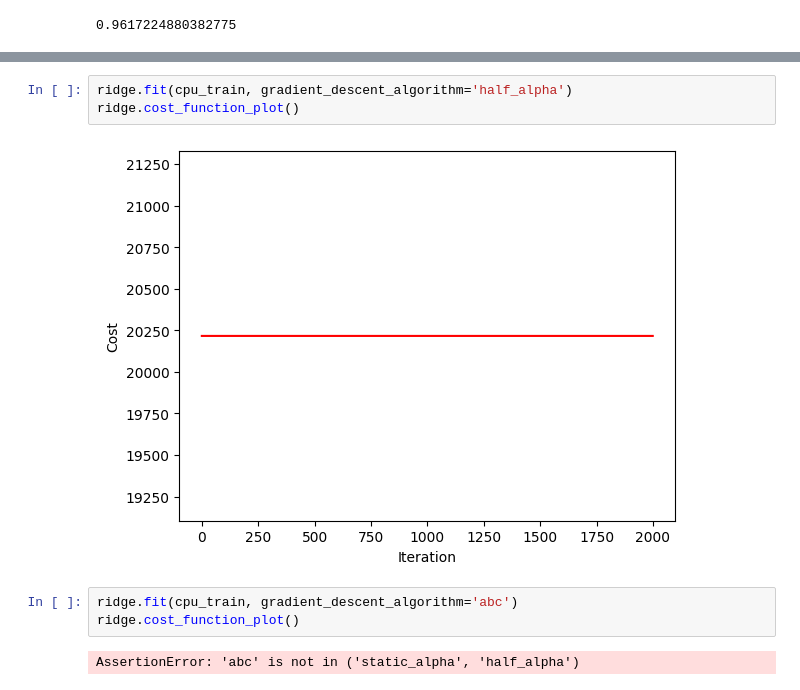
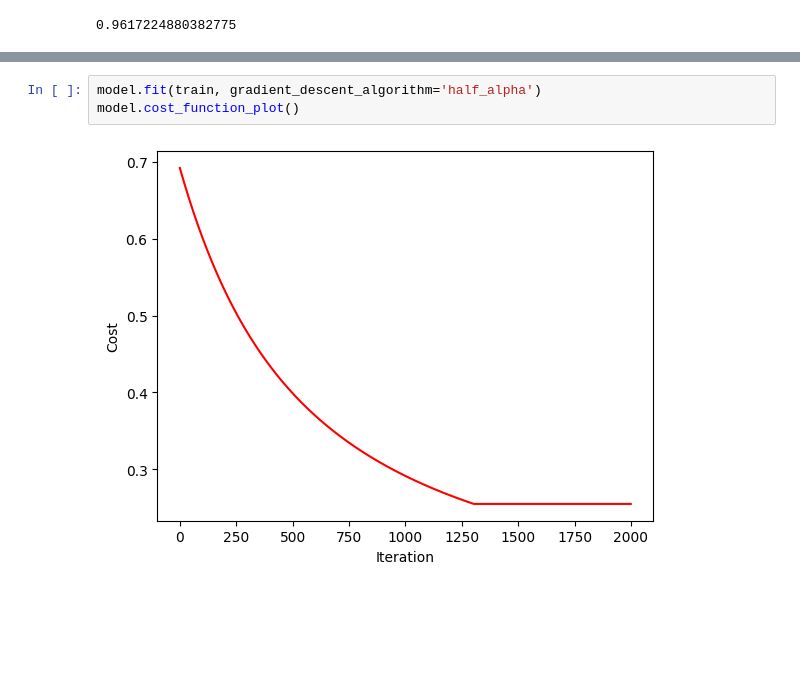
Before and after one commit to camilababo/SIB-ML-Portfolio, a Jupyter notebook: scripts/class_assignments/evaluation_exercises/lecture5_ex6.ipynb, the cells around one changed output, grey strips where cells are left out. Saved outputs shown, nothing was run; the diff lists cells and outputs as text; blank space fills up the shorter version.

```diff
--- a/scripts/class_assignments/evaluation_exercises/lecture5_ex6.ipynb
+++ b/scripts/class_assignments/evaluation_exercises/lecture5_ex6.ipynb
@@ -113,10 +126,5 @@ model.cost_function_plot()
 # %%
-ridge.fit(cpu_train, gradient_descent_algorithm='half_alpha')
-ridge.cost_function_plot()
+model.fit(train, gradient_descent_algorithm='half_alpha')
+model.cost_function_plot()
 # %% [output]
-[figure, old version]
+[figure, new version]
-# %%
-ridge.fit(cpu_train, gradient_descent_algorithm='abc')
-ridge.cost_function_plot()
-# %% [output]
-AssertionError: 'abc' is not in ('static_alpha', 'half_alpha')
```
Also changed, not shown: parts of 16 cells of this notebook, 2 other files.
